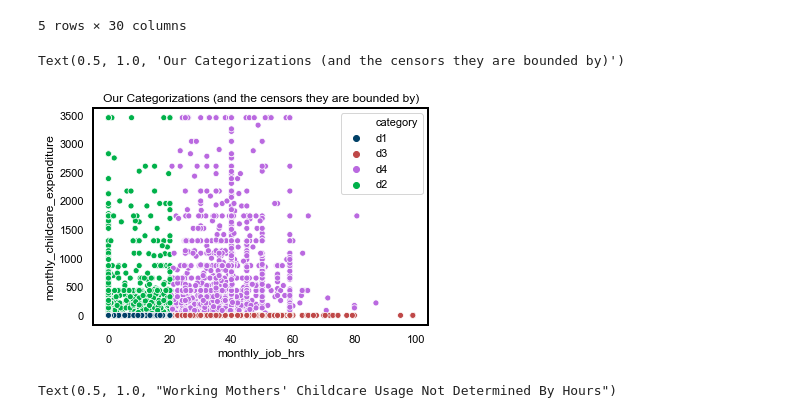
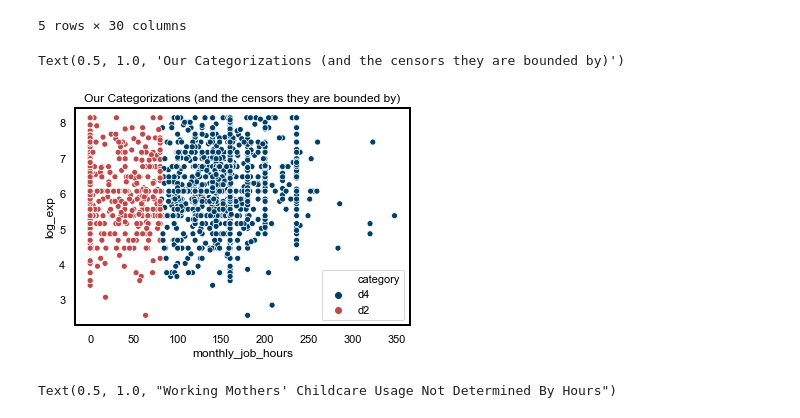
Before and after one commit to davefoote/childcare_exp_mle, a Jupyter notebook: 2014SIPP/structural_childcare.ipynb, the cells around one changed output. Drawn from its saved outputs; the diff is of its cells as text; code cells hidden in the pictures.

```diff
--- a/2014SIPP/structural_childcare.ipynb
+++ b/2014SIPP/structural_childcare.ipynb
@@ -295,12 +292,16 @@ sns.set(rc={'axes.facecolor':"white", 'font.fantasy':'Chicago', 'axes.edgecolor'
            'text.color':'black', 'axes.labelcolor':'black', 'ytick.color':'black', 'xtick.color':'black'})
 # %%
 df['category'] = df[['d1', 'd2', 'd3', 'd4']].idxmax(axis=1)
+# %%
+df.monthly_childcare_expenditure = [x if x!= 0 else .0001 for x in df.monthly_childcare_expenditure]
+df.monthly_childcare_expenditure = [x if x!= .9999 else 1 for x in df.monthly_childcare_expenditure]
+df['log_exp'] = [math.log(x) for x in df.monthly_childcare_expenditure]
 # %%
-sns.scatterplot(x='monthly_job_hrs', y='monthly_childcare_expenditure', hue='category', palette=dave_palette[:],
-               data=df).set_title("Our Categorizations (and the censors they are bounded by)")
+sns.scatterplot(x='monthly_job_hours', y='log_exp', hue='category', palette=dave_palette[:2],
+               data=df.loc[df.log_exp > 0]).set_title("Our Categorizations (and the censors they are bounded by)")
 # %% [output]
 Text(0.5, 1.0, 'Our Categorizations (and the censors they are bounded by)')
-[figure, old version]
+[figure, new version]
 # %%
 sns.violinplot(x='category', y='monthly_job_hours', palette=dave_palette,
             data=df).set_title("Working Mothers' Childcare Usage Not Determined By Hours")
```
Also changed, not shown: parts of 28 cells of this notebook, 19 other files.
